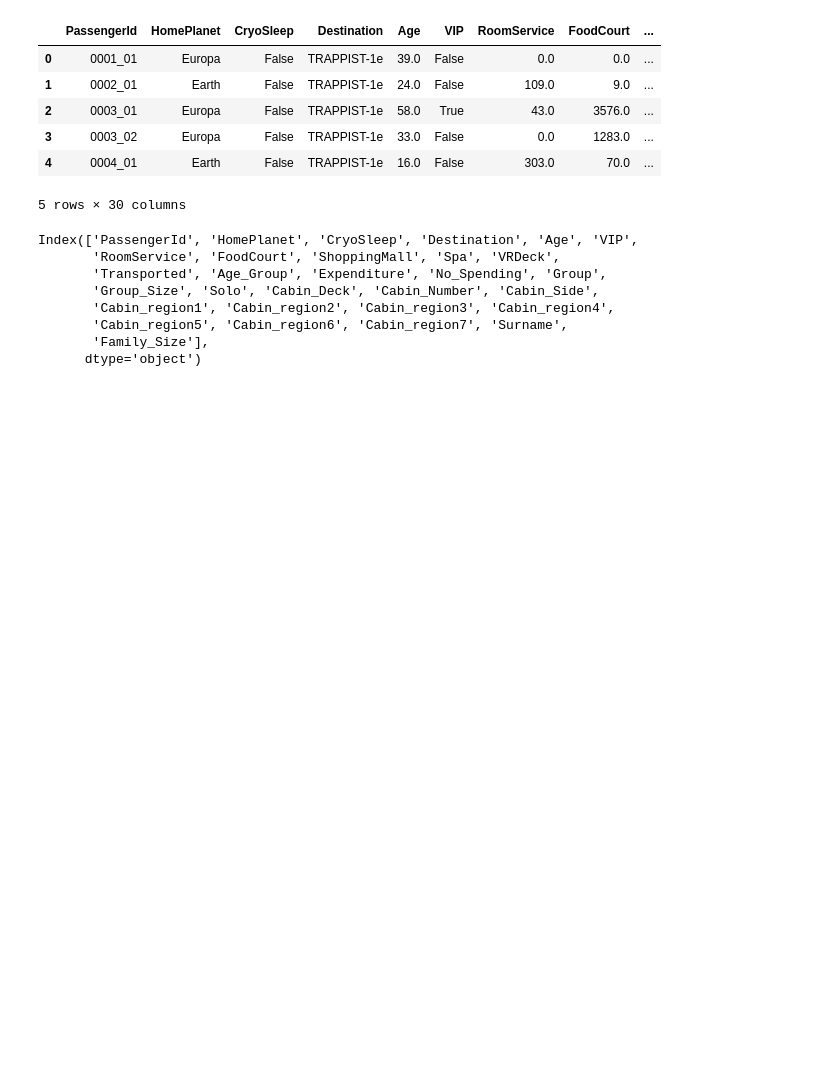
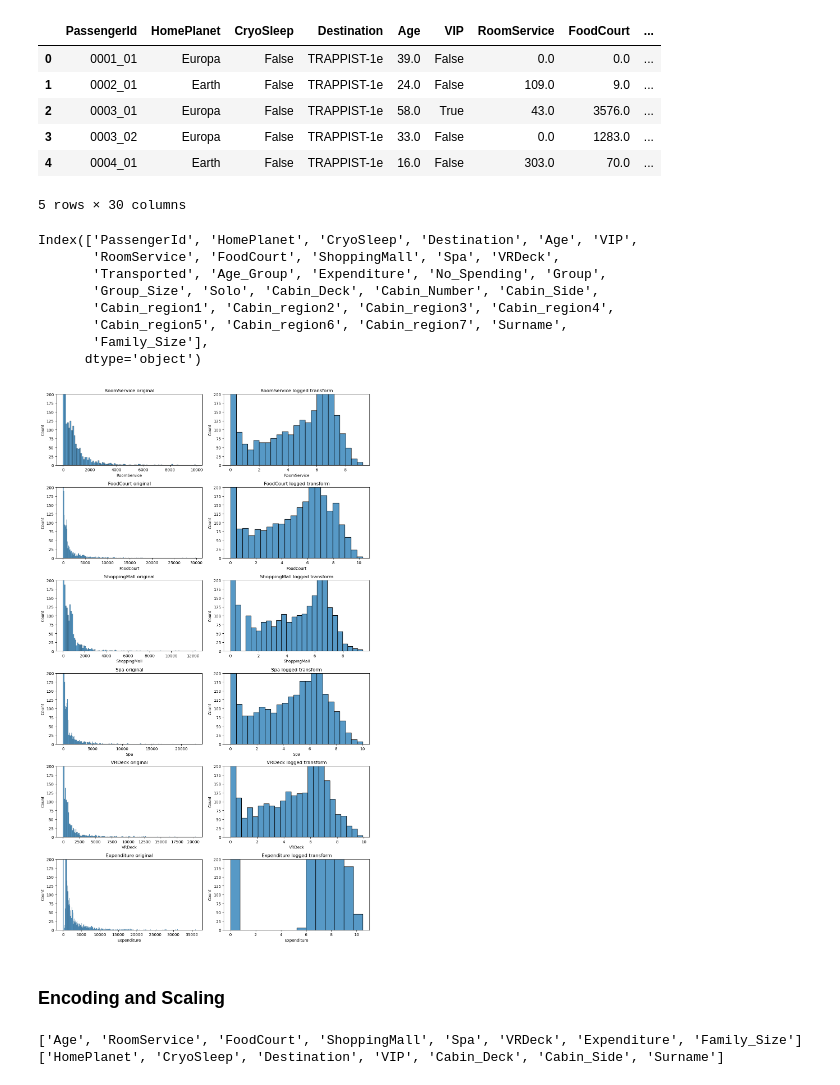
Before and after one commit to manishbhatia7/kaggle, a Jupyter notebook: input/spaceship-titanic/notebook.ipynb, the cells around one changed output. Cells and saved outputs as stored; diff of their text form; code cells hidden in the pictures; blank space fills up the shorter version.

```diff
--- a/input/spaceship-titanic/notebook.ipynb
+++ b/input/spaceship-titanic/notebook.ipynb
@@ -480,3 +482,20 @@ Index(['PassengerId', 'HomePlanet', 'CryoSleep', 'Destination', 'Age', 'VIP',
 # %%
 X.drop(columns=['PassengerId','Group','Group_Size','Age_Group','Cabin_Number'],axis=1,inplace=True)
 X_test.drop(columns=['PassengerId','Group','Group_Size','Age_Group','Cabin_Number'],axis=1,inplace=True)
+# %%
+# Log Transform
+fig=plt.figure(figsize=(12,20))
+for i,col in enumerate(['RoomService','FoodCourt','ShoppingMall','Spa','VRDeck','Expenditure']):
+    plt.subplot(6,2,2*i+1)
+    sns.histplot(X[col],binwidth=100)
+    plt.ylim([0,200])
+    plt.title(f'{col} original')
+
+    plt.subplot(6,2,2*i+2)
+    sns.histplot(np.log(1+X[col]))
+    plt.ylim([0,200])
+    plt.title(f'{col} logged transform')
+fig.tight_layout()
+plt.show()
+# %% [output]
+[figure, added]
@@ -482,0 +506,2 @@ X_test.drop(columns=['PassengerId','Group','Group_Size','Age_Group','Cabin_Numbe
+# %% [markdown]
+### Encoding and Scaling
@@ -482,0 +511,6 @@ X_test.drop(columns=['PassengerId','Group','Group_Size','Age_Group','Cabin_Numbe
+# %%
+print(numerical_cols)
+print(categorical_cols)
+# %% [output]
+['Age', 'RoomService', 'FoodCourt', 'ShoppingMall', 'Spa', 'VRDeck', 'Expenditure', 'Family_Size']
+['HomePlanet', 'CryoSleep', 'Destination', 'VIP', 'Cabin_Deck', 'Cabin_Side', 'Surname']
```
Also changed, not shown: parts of 10 cells of this notebook, 4 other files.
